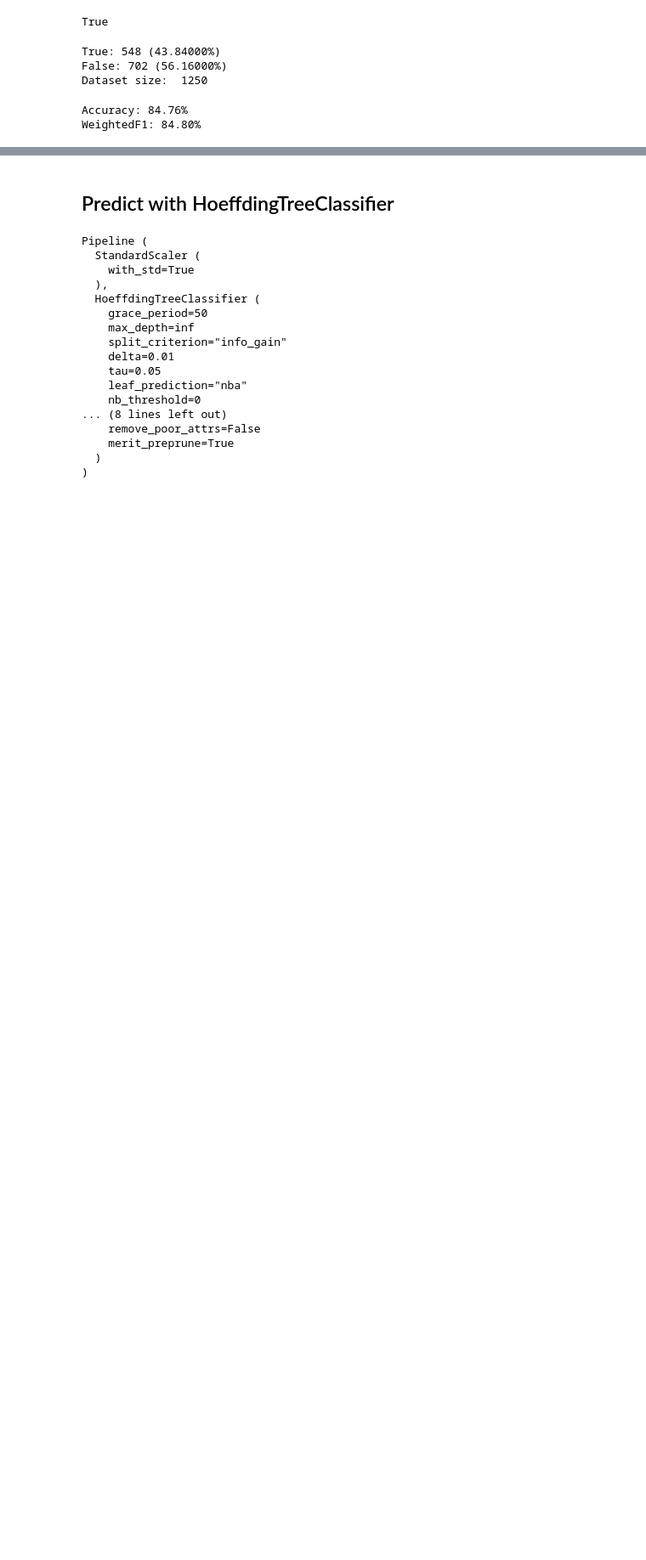
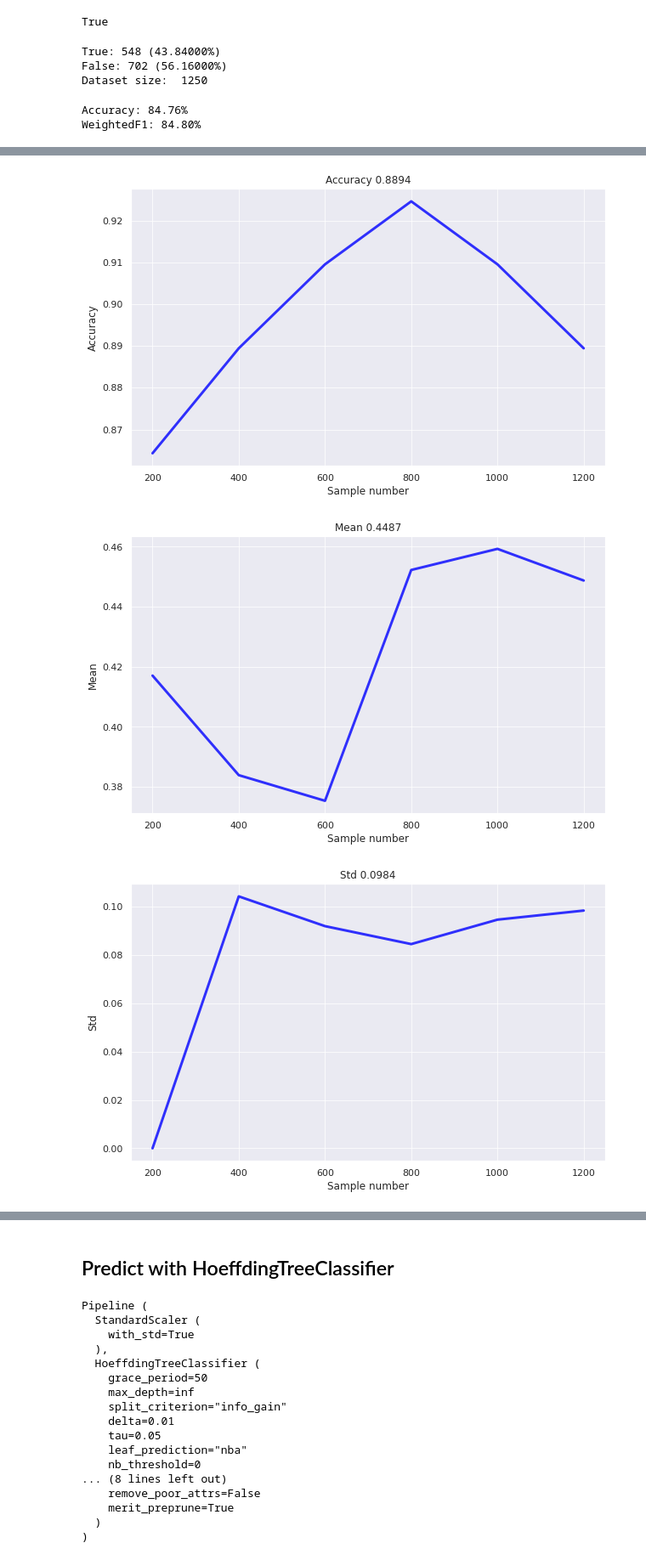
Before and after one commit to denysgerasymuk799/Online-ML-Stability, a Jupyter notebook: notebooks/Phishing_Stability_Analysis.ipynb, the cells around one changed output, grey strips where cells are left out. Shown at 85% size. Saved outputs shown, nothing was run; the diff lists cells and outputs as text; code cells hidden in the pictures; blank space fills up the shorter version.

Commit message:
Tested batch stability analyzer on two datasets

```diff
--- a/notebooks/Phishing_Stability_Analysis.ipynb
+++ b/notebooks/Phishing_Stability_Analysis.ipynb
@@ -97,7 +96,7 @@ Accuracy: 84.76%
 WeightedF1: 84.80%
 # %%
 dataset_limit = None
-stability_analyzer = StabilityAnalyzer(base_model, metric_memory_length=measure_every)
+stability_analyzer = StabilityAnalyzer(base_model, batch_size=measure_every)
 
 # TODO: conduct model validation
 
@@ -106,10 +105,6 @@ for idx, (x, y_true) in enumerate(dataset):
     y_true = label_mapping[y_true]
     stability_analyzer.measure_stability_metrics(x, y_true)
 
-    # if (idx + 1) % measure_every == 0:
-    #     print(f'Index: {idx + 1}')
-    #     stability_analyzer.print_metrics()
-
     # Shrink the dataset if needed
     if dataset_limit is not None and (idx + 1) == dataset_limit:
         break
@@ -131,3 +126,9 @@ Std: 0.09835758276646754
 IQR: 0.09798994974874371
 Per sample accuracy: 0.8899497487437185
 Label stability: 0.8763819095477385
+# %%
+stability_analyzer.plot_metrics_history()
+# %% [output]
+[figure, added]
+[figure, added]
+[figure, added]
```
Also changed, not shown: parts of 3 cells of this notebook, 3 other files.
